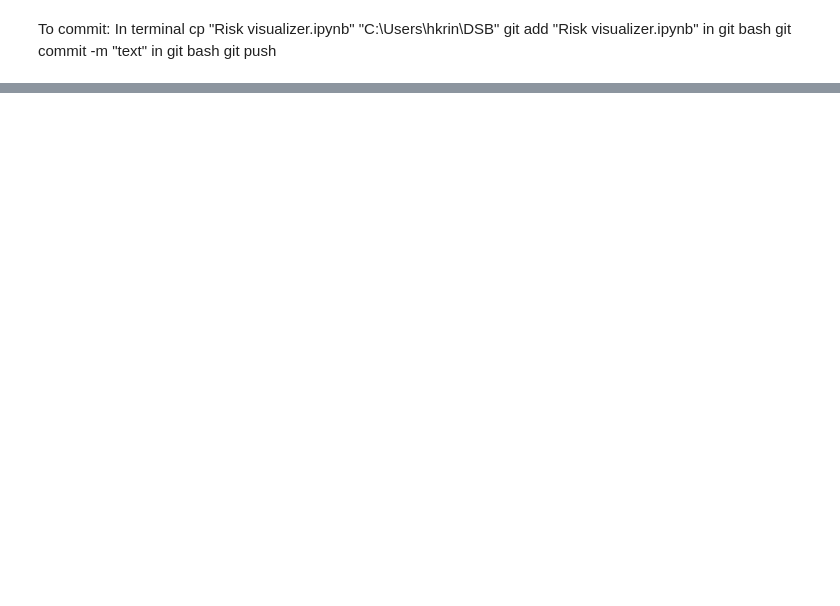
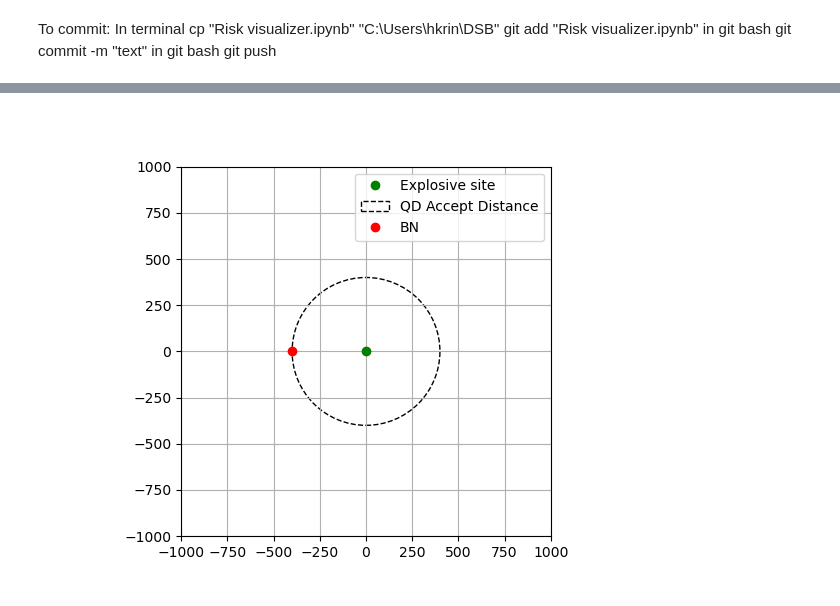
Before and after one commit to Freeyolo/DSB, a Jupyter notebook: Risk visualizer.ipynb, the cells around one changed output, grey strips where cells are left out. Saved outputs shown, nothing was run; the diff lists cells and outputs as text; code cells hidden in the pictures; blank space fills up the shorter version.

```diff
--- a/Risk visualizer.ipynb
+++ b/Risk visualizer.ipynb
@@ -79,0 +14,91 @@ interactive(children=(IntSlider(value=50, description='rad'), IntSlider(value=18
+# %%
+fig, ax = plt.subplots()
+@widgets.interact(NEI=(0, 20000, 100),R=(0,1000,10),angle=(0, 360, 1),tilstede=(0,1,0.05))
+def update(NEI=5000,R=400,angle=180,tilstede=1):
+    plt.cla()
+    ax.grid(True)
+    ax.set_aspect(1)
+    #plot dot in origin
+    ax.plot(0, 0, 'go', label='Explosive site')
+    # ax.set_ylim([-(R+5), R+5])
+    # ax.set_xlim([-(R+5), R+5])
+    ax.set_ylim([-1000, 1000])
+    ax.set_xlim([-1000,1000])
+    Z = R/NEI**(1/3)
+    def Incident_pressure(Z):
+        if Z <= 2.9:
+            Az = 7.2106
+            Bz = -2.1069
+            Cz = -0.3229
+            Dz = 0.1117
+            Ez = 0.0685
+        elif Z <= 23.8:
+            Az = 7.5938
+            Bz = -3.0523
+            Cz = 0.40977
+            Dz = 0.0261
+            Ez = -0.01267
+        elif Z > 23.8:
+            Az = 6.0536
+            Bz = -1.4066
+            Cz = 0
+            Dz = 0
+            Ez = 0
+    # multiply with 0.01 to convert from kPa to Bar
+        return 0.01*np.exp(Az+Bz*np.log(Z)+Cz*(np.log(Z))**2+Dz*(np.log(Z))**3+Ez*(np.log(Z))**4)
+    if Incident_pressure(Z) < 0.101:
+        A_leth = 0.7441
+        B_leth = -1.5790
+    elif Incident_pressure(Z) >= 0.101:
+        A_leth = 2.1622
+        B_leth = 1.6721
+    z_leth = A_leth * np.log(Incident_pressure(Z)) + B_leth
+    def leth_2(z_leth):
+        p_leth = 0.2316419
+        t = 1/(1+p_leth*np.abs(z_leth))
+        b1 = 0.31938153
+        b2 = -0.356563782
+        b3 = 1.781477937
+        b4 = -1.821255978
+        b5 = 1.330274429
+        leth_2 = (1/(np.sqrt(2*np.pi)))*np.exp((-1/2)*(z_leth**2))*(b1*t+b2*t**2+b3*t**3+b4*t**4+b5*t**5)
+        if z_leth < 0:
+            leth_2 = 1-leth_2
+        return leth_2
+    leth_BN = leth_2(-z_leth)
+    Q_amr = NEI/1000
+    # mass of standard BNS 10 ft in tons
+    m_building = 2490/1000
+    m_earth = 100*Q_amr
+    # assuming 10 % gross weight over actual
+    m_ammo = 1.1*Q_amr - Q_amr
+    m_tot = m_building + m_earth + m_ammo
+    density = 0.36 * m_tot *Q_amr**(-0.58)*np.exp(-0.047*R*Q_amr**(-0.29))
+    z_deb = -4.103 + 0.4631*np.log(density)+0.2524*np.sqrt((np.log(density)-3.285)**2+39.95)
+    leth_deb = leth_2(-z_deb)
+    leth_tot = 1-((1-leth_BN)*(1-leth_deb))
+    # plot circle
+    # accept_radii = Circle((0,0),R, fill=False, label='QRA Distance')
+    # ax.add_artist(accept_radii)
+    # plot QD circle
+    QD_bolig = 22.2*NEI**(1/3)
+    if QD_bolig < 400:
+        QD_bolig = 400
+    QD_radii = Circle((0,0),QD_bolig, fill=False, ls='--', label='QD Accept Distance')
+    ax.add_artist(QD_radii)
+    # find the end point
+    endy = 0 + R * np.sin(np.radians(angle))
+    endx = R * np.cos(np.radians(angle))
+
+    # plot the points
+    # ax.plot([0, endx], [0, endy])
+    ax.plot(endx, endy, 'or', label='BN')
+    ax.legend();
+    Ri = (1.5*10**(-4)+ NEI*1*10**(-7)) * leth_tot * tilstede
+    print("Individual risk is",Ri)
+    print("Lethality is", leth_tot)
+    if Ri <= 2*10**(-7):
+        print("Akseptkriteriet er oppfylt")
+    else:
+        print("Kriteriet er ikke oppfylt")
+# %% [output]
@@ -79,0 +106 @@ interactive(children=(IntSlider(value=50, description='rad'), IntSlider(value=18
+[figure, added]
```
Also changed, not shown: parts of 5 cells of this notebook.
